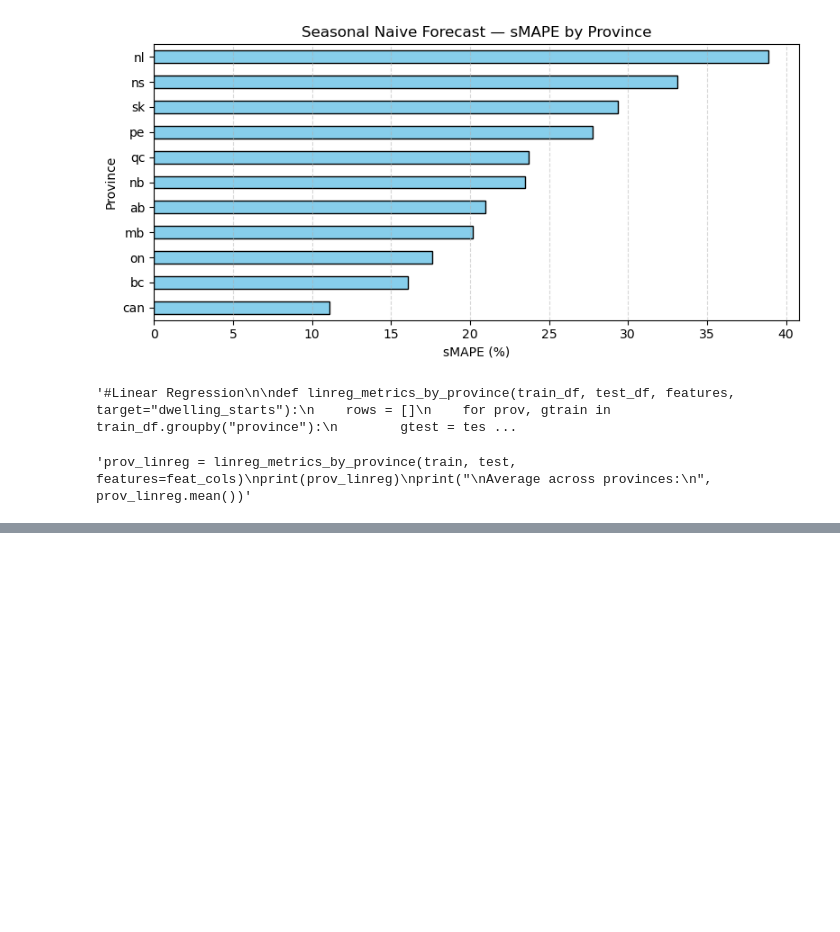
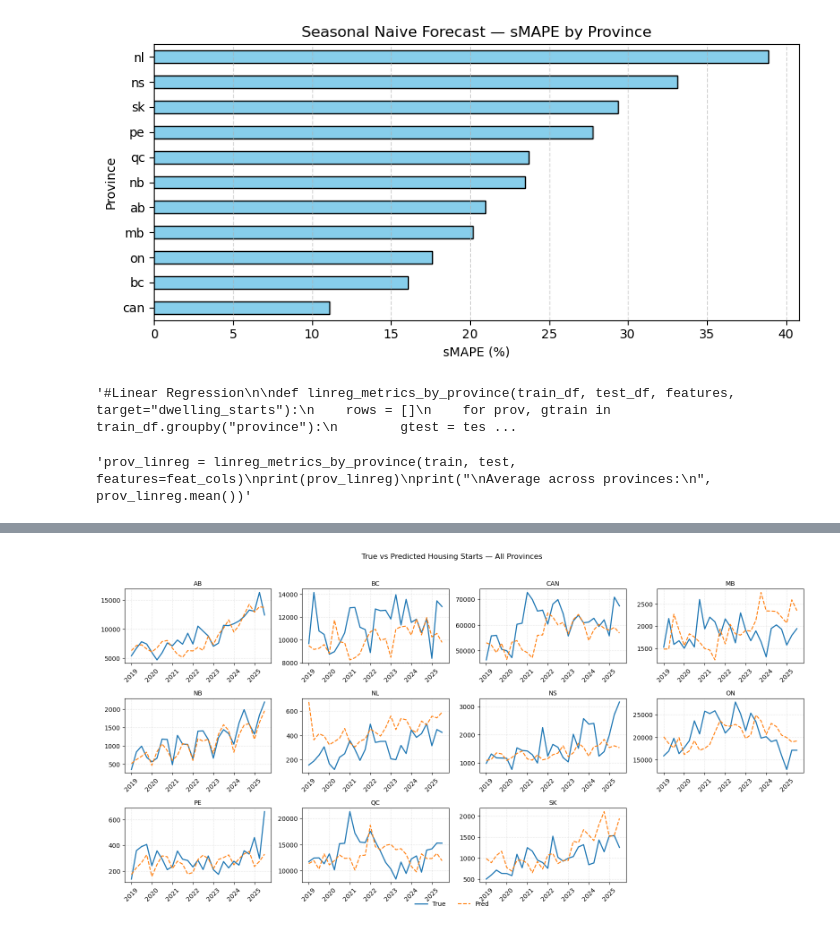
Before and after one commit to Erdos-Projects/fall-2025-forecasting-housing-supply-demand, a Jupyter notebook: modeling_same_q_forecast.ipynb, the cells around one changed output, grey strips where cells are left out. Drawn from its saved outputs; the diff is of its cells as text; code cells hidden in the pictures; blank space fills up the shorter version.

```diff
--- a/modeling_same_q_forecast.ipynb
+++ b/modeling_same_q_forecast.ipynb
@@ -421,0 +476,33 @@ display(summary)
+# %%
+import math
+# Assumes you already built `preds_all` with columns: province, quarter, y_true, y_pred
+provs = sorted(preds_all["province"].unique())
+n = len(provs)
+cols = 4
+rows = math.ceil(n / cols)
+
+fig, axes = plt.subplots(rows, cols, figsize=(4*cols, 2.6*rows), sharex=False, sharey=False)
+axes = axes.ravel()
+
+for i, prov in enumerate(provs):
+    ax = axes[i]
+    g = preds_all[preds_all["province"] == prov].sort_values("quarter")
+    ax.plot(g["quarter"], g["y_true"], label="True", linewidth=1.8)
+    ax.plot(g["quarter"], g["y_pred"], "--", label="Pred", linewidth=1.6)
+    ax.set_title(prov.upper(), fontsize=10)
+    ax.tick_params(axis="x", labelrotation=45)
+    ax.grid(True, linestyle="--", alpha=0.3)
+
+# Hide any unused subplots
+for j in range(i+1, rows*cols):
+    fig.delaxes(axes[j])
+
+# One legend for the whole figure
+handles, labels = axes[0].get_legend_handles_labels()
+fig.legend(handles, labels, loc="lower center", ncol=2, frameon=False, bbox_to_anchor=(0.5, -0.01))
+
+fig.suptitle("True vs Predicted Housing Starts — All Provinces", y=1.02, fontsize=12)
+plt.tight_layout()
+plt.show()
+# %% [output]
+[figure, added]
```
Also changed, not shown: parts of 8 cells of this notebook, 2 other files.
